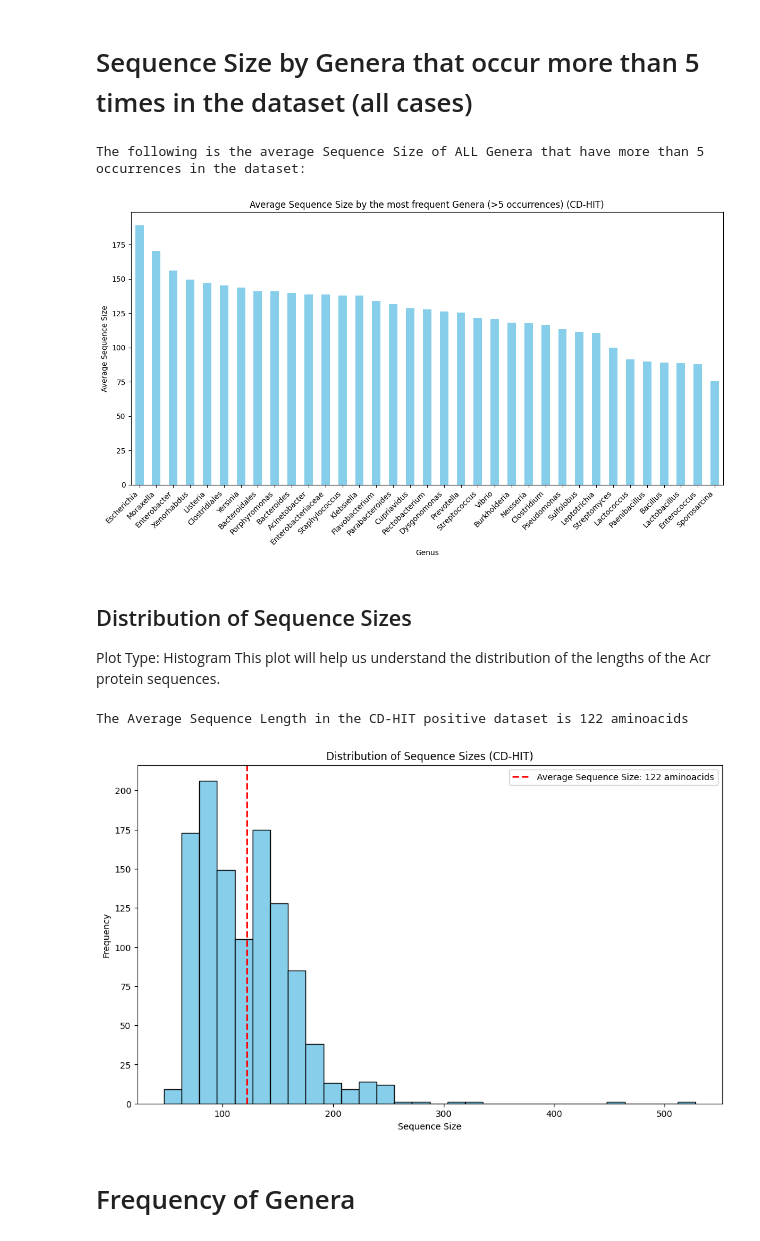
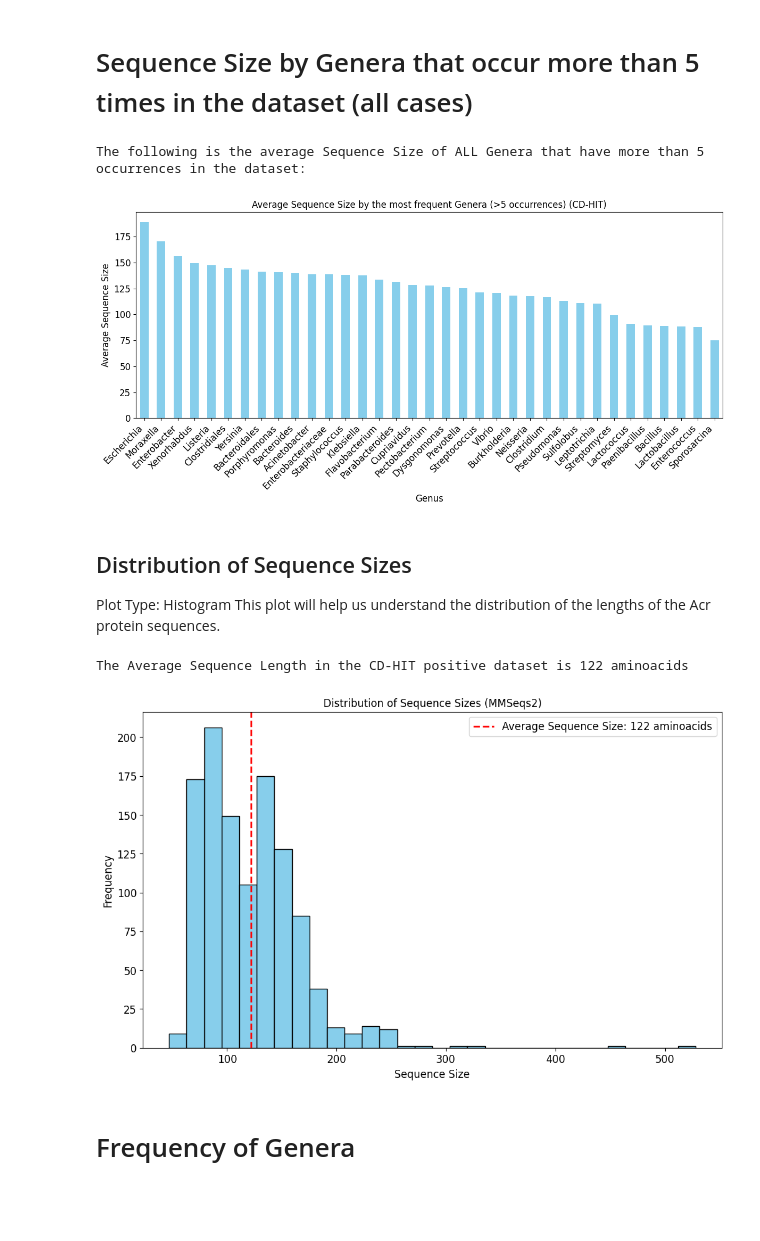
Before and after one commit to ChristianNeitzel/Projeto-Bioinf-PhageAcr, a Jupyter notebook: 3a_code_positive_dataset_cdhit_analysis.ipynb, the cells around one changed output. Saved outputs shown, nothing was run; the diff lists cells and outputs as text; code cells hidden in the pictures; blank space fills up the shorter version.

Commit message:
improved label visuals

```diff
--- a/3a_code_positive_dataset_cdhit_analysis.ipynb
+++ b/3a_code_positive_dataset_cdhit_analysis.ipynb
@@ -188,28 +188,29 @@ The bars in orange represent the Genera which have less than 5 occurrences:
 # %%
 # Filter out genera with a frequency less than 5 counts
 genus_counts = df_cdhit['Genus'].value_counts()
 valid_genus = genus_counts[genus_counts > 5].index
 df_filtered = df_cdhit[df_cdhit['Genus'].isin(valid_genus)]
 
 # Grouping by 'Genus' and calculating mean protein size for each genus
 genus_mean_size = df_filtered.groupby('Genus')['Size'].mean().sort_values(ascending=False)
 
 # Selecting all the genera
 top_genus_mean_size = genus_mean_size.head(260)
 
 # Creating a bar plot
 print('The following is the average Sequence Size of ALL Genera that have more than 5 occurrences in the dataset:')
-plt.figure(figsize=(12, 7))
+plt.figure(figsize=(12, 6))
 top_genus_mean_size.plot(kind='bar', color='skyblue')
 plt.title('Average Sequence Size by the most frequent Genera (>5 occurrences) (CD-HIT)')
-plt.xlabel('Genus')
-plt.ylabel('Average Sequence Size')
-plt.xticks(rotation=45, ha='right')
+plt.xlabel('Genus', fontsize=12)
+plt.ylabel('Average Sequence Size', fontsize=12)
+plt.xticks(rotation=45, ha='right', fontsize=12)
+plt.yticks(fontsize=12)
 plt.tight_layout()
 plt.show()
 # %% [output]
 The following is the average Sequence Size of ALL Genera that have more than 5 occurrences in the dataset:
-[figure, old version]
+[figure, new version]
 # %% [markdown]
 ## Distribution of Sequence Sizes
 Plot Type: Histogram
@@ -225,14 +226,16 @@ print(f'The Average Sequence Length in the CD-HIT positive dataset is {mean_size
 plt.figure(figsize=(12, 7))
 plt.hist(df_cdhit['Size'], bins=30, color='skyblue', edgecolor='black')
 plt.axvline(mean_size, color='red', linestyle='--', linewidth=2, label=f'Average Sequence Size: {mean_size} aminoacids')
-plt.title('Distribution of Sequence Sizes (CD-HIT)')
-plt.xlabel('Sequence Size')
-plt.ylabel('Frequency')
-plt.legend()
+plt.title('Distribution of Sequence Sizes (MMSeqs2)', fontsize=12)
+plt.xlabel('Sequence Size', fontsize=12)
+plt.ylabel('Frequency', fontsize=12)
+plt.xticks(fontsize=12)
+plt.yticks(fontsize=12)
+plt.legend(fontsize=12)
 plt.show()
 # %% [output]
 The Average Sequence Length in the CD-HIT positive dataset is 122 aminoacids
-[figure, old version]
+[figure, new version]
 # %% [markdown]
 # Frequency of Genera
 # %%
```
Also changed, not shown: 1 other file.
